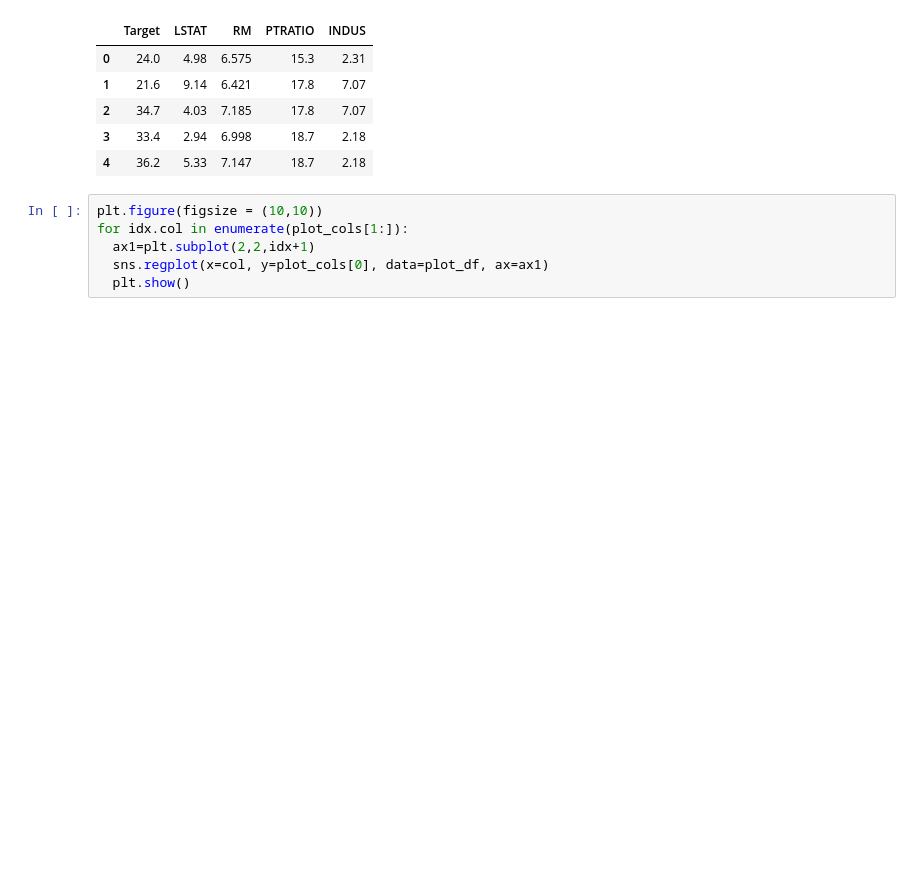
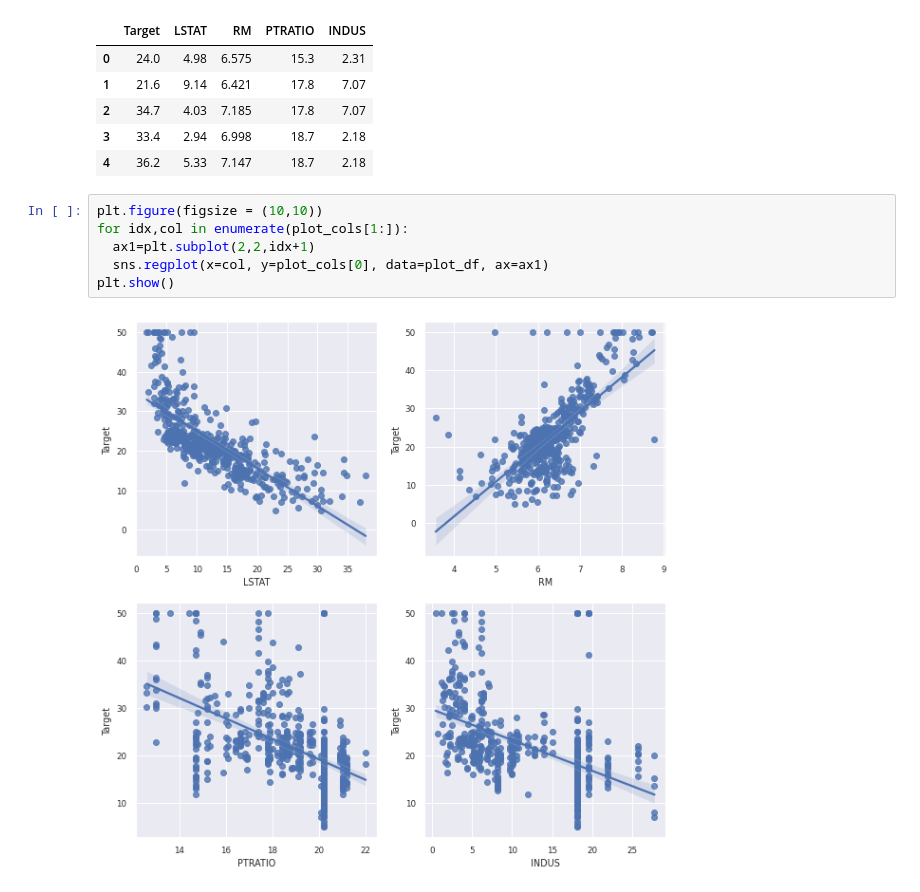
Before and after one commit to daaanum/daaan, a Jupyter notebook: 딥러닝,머신러닝_입문.ipynb, the cells around one changed output. Cells and saved outputs as stored; diff of their text form; blank space fills up the shorter version.

```diff
--- a/딥러닝,머신러닝_입문.ipynb
+++ b/딥러닝,머신러닝_입문.ipynb
@@ -679,7 +679,9 @@ plot_df.head()
 | 4 | 36.2 | 5.33 | 7.147 | 18.7 | 2.18 |
 # %%
 plt.figure(figsize = (10,10))
-for idx.col in enumerate(plot_cols[1:]):
+for idx,col in enumerate(plot_cols[1:]):
   ax1=plt.subplot(2,2,idx+1)
   sns.regplot(x=col, y=plot_cols[0], data=plot_df, ax=ax1)
-  plt.show()
+plt.show()
+# %% [output]
+[figure, added]
```
Also changed, not shown: parts of 2 cells of this notebook.
